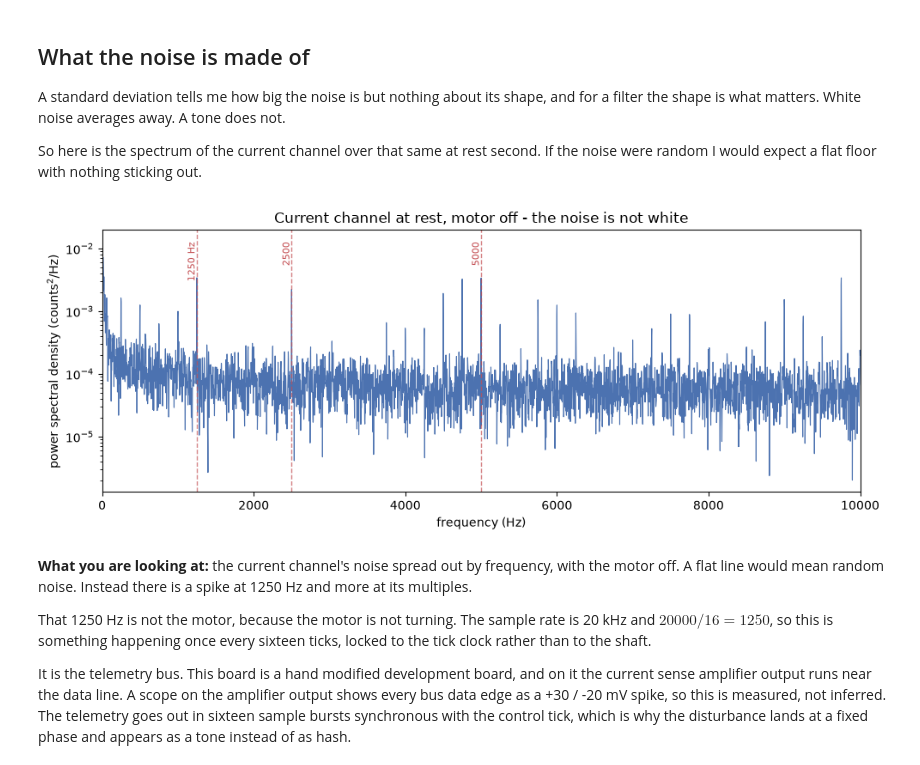
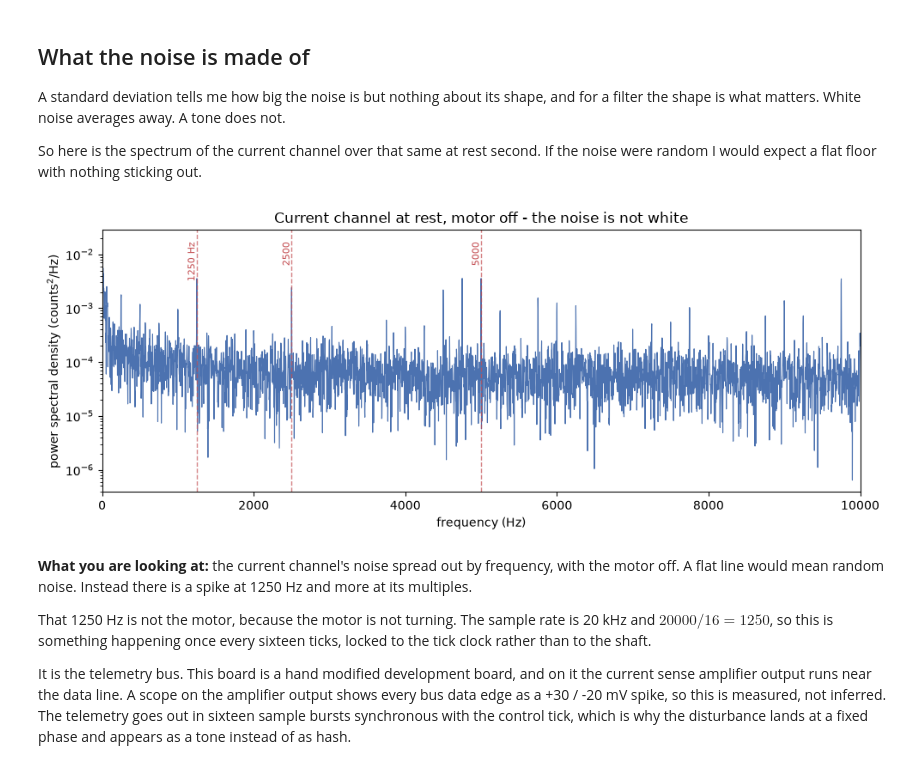
Before and after one commit to OpenServoCore/open-servo-core, a Jupyter notebook: notebooks/07-noise-atlas.ipynb, the cells around one changed output. Cells and saved outputs as stored; diff of their text form; code cells hidden in the pictures.

```diff
--- a/notebooks/07-noise-atlas.ipynb
+++ b/notebooks/07-noise-atlas.ipynb
@@ -48,6 +48,7 @@ import oscnb
 ds = oscnb.use("sg90-a__dev-v006-D__2s")
 board, servo = oscnb.current().board, oscnb.current().servo
 FS = board.tick_hz          # 20 kHz, one telemetry sample per control tick
+SETTLE = 4000               # samples to discard at the head of a baseline (200 ms)
 # %% [output]
 dataset  sg90-a__dev-v006-D__2s
 supply   2s
@@ -202,20 +220,20 @@ So here is the spectrum of the current channel over that same at rest second. If
 were random I would expect a flat floor with nothing sticking out.
 # %%
 rest_df = ds.read("grid", "capture-1", "sweep")
-x = detrend(rest_df[rest_df.cmd_duty_q15 == 0].current_raw.values.astype(float))
+x = detrend(rest_df[rest_df.cmd_duty_q15 == 0].current_raw.values[SETTLE:].astype(float))
 f, P = welch(x, fs=FS, nperseg=8192)
 
 fig, ax = plt.subplots(figsize=(10, 4))
 ax.semilogy(f, P, lw=0.8, color="#4c72b0")
 for line, label in ((1250, "1250 Hz"), (2500, "2500"), (5000, "5000")):
     ax.axvline(line, color="#c44e52", ls="--", lw=1, alpha=0.7)
     ax.text(line, P.max(), label, rotation=90, va="top", ha="right", fontsize=8, color="#c44e52")
 ax.set_xlabel("frequency (Hz)"); ax.set_ylabel("power spectral density (counts$^2$/Hz)")
 ax.set_title("Current channel at rest, motor off - the noise is not white")
 ax.set_xlim(0, FS / 2)
 plt.tight_layout(); plt.show()
 # %% [output]
-[figure, old version]
+[figure, new version]
 # %% [markdown]
 **What you are looking at:** the current channel's noise spread out by frequency, with the
 motor off. A flat line would mean random noise. Instead there is a spike at 1250 Hz and
```
Also changed, not shown: parts of 10 cells of this notebook, 5 other files.
